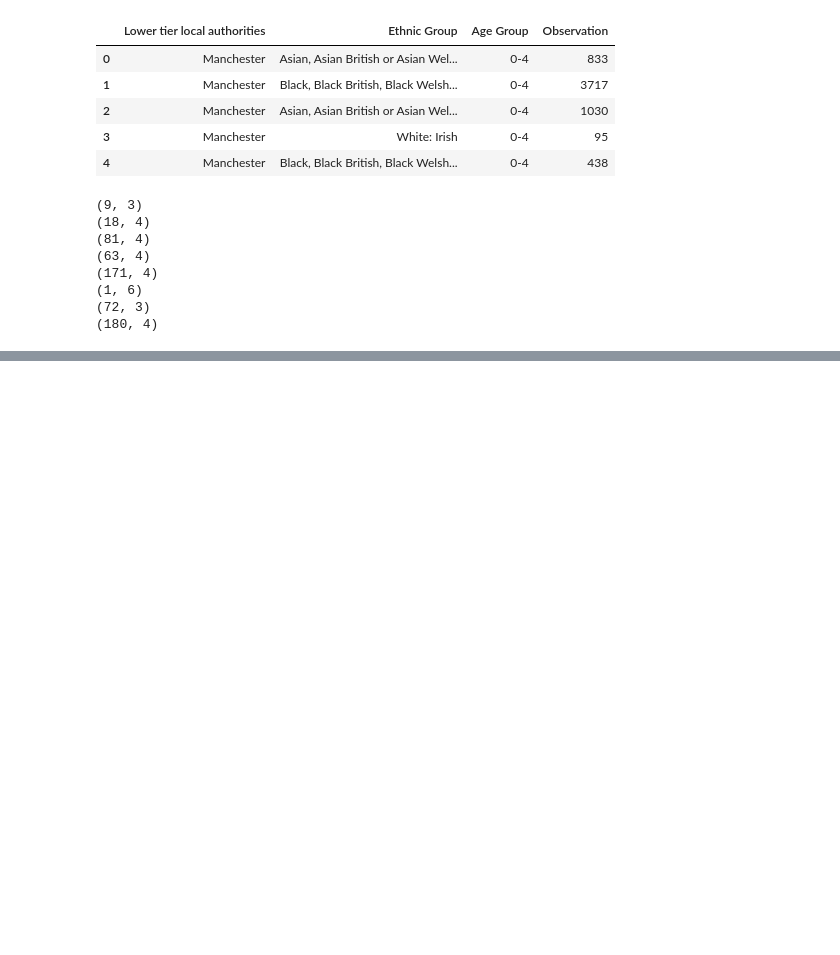
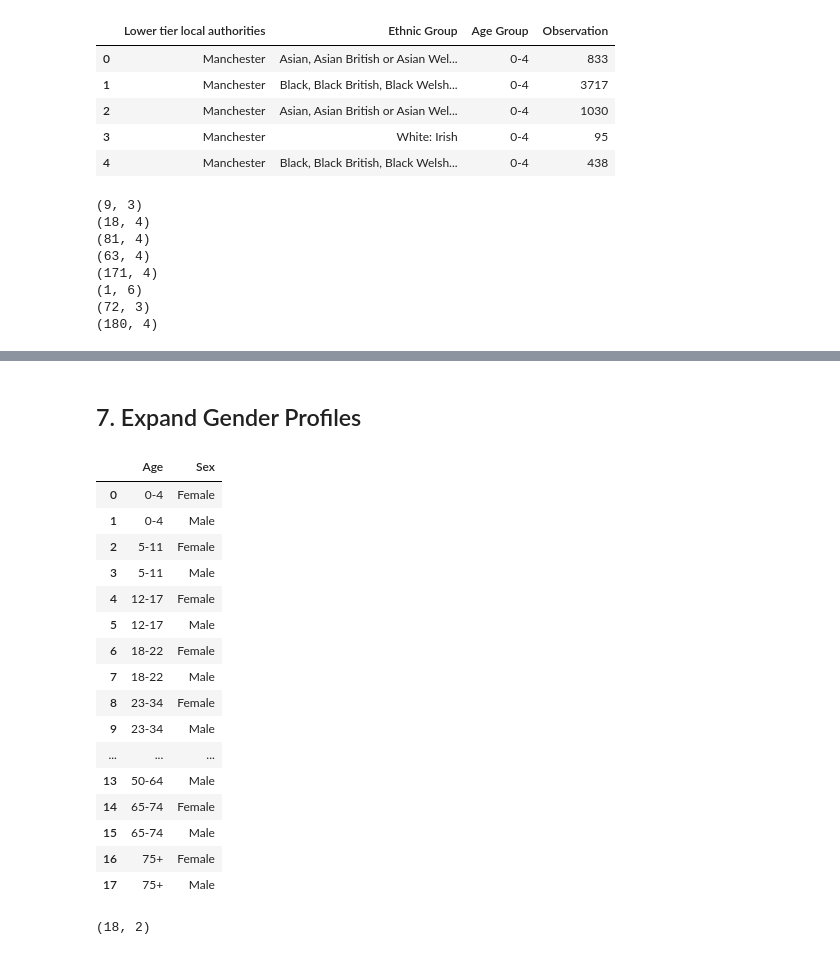
Before and after one commit to yuxinjiang1205/mobility-modelling-framework, a Jupyter notebook: notebooks/integration/demographic_profiles_construction.ipynb, the cells around one changed output, grey strips where cells are left out. Drawn from its saved outputs; the diff is of its cells as text; code cells hidden in the pictures; blank space fills up the shorter version.

Commit message:
Constructing demographic profiles

```diff
--- a/notebooks/integration/demographic_profiles_construction.ipynb
+++ b/notebooks/integration/demographic_profiles_construction.ipynb
@@ -217,0 +247,6 @@ print(ethnic_group.shape)
+# %%
+population_pool = age[["Age"]].copy()
+
+display(population_pool)
+
+print(population_pool.shape)
@@ -217,0 +265,31 @@ print(ethnic_group.shape)
+# %% [markdown]
+## 7. Expand Gender Profiles
+# %%
+population_pool = population_pool.merge(
+    gender[["Age", "Sex"]],
+    on="Age",
+    how="left"
+)
+# %%
+display(population_pool)
+
+print(population_pool.shape)
+# %% [output]
+|  | Age | Sex |
+| 0 | 0-4 | Female |
+| 1 | 0-4 | Male |
+| 2 | 5-11 | Female |
+| 3 | 5-11 | Male |
+| 4 | 12-17 | Female |
+| 5 | 12-17 | Male |
+| 6 | 18-22 | Female |
+| 7 | 18-22 | Male |
+| 8 | 23-34 | Female |
+| 9 | 23-34 | Male |
+| ... | ... | ... |
+| 13 | 50-64 | Male |
+| 14 | 65-74 | Female |
+| 15 | 65-74 | Male |
+| 16 | 75+ | Female |
+| 17 | 75+ | Male |
+(18, 2)
```
Also changed, not shown: parts of 29 cells of this notebook.
